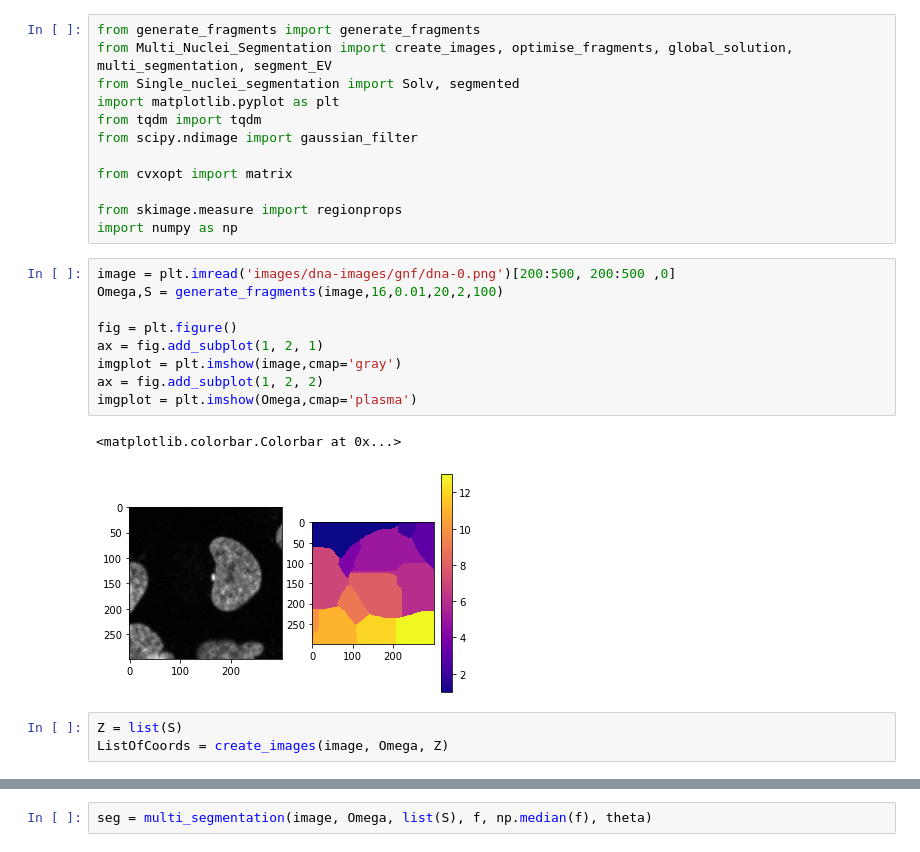
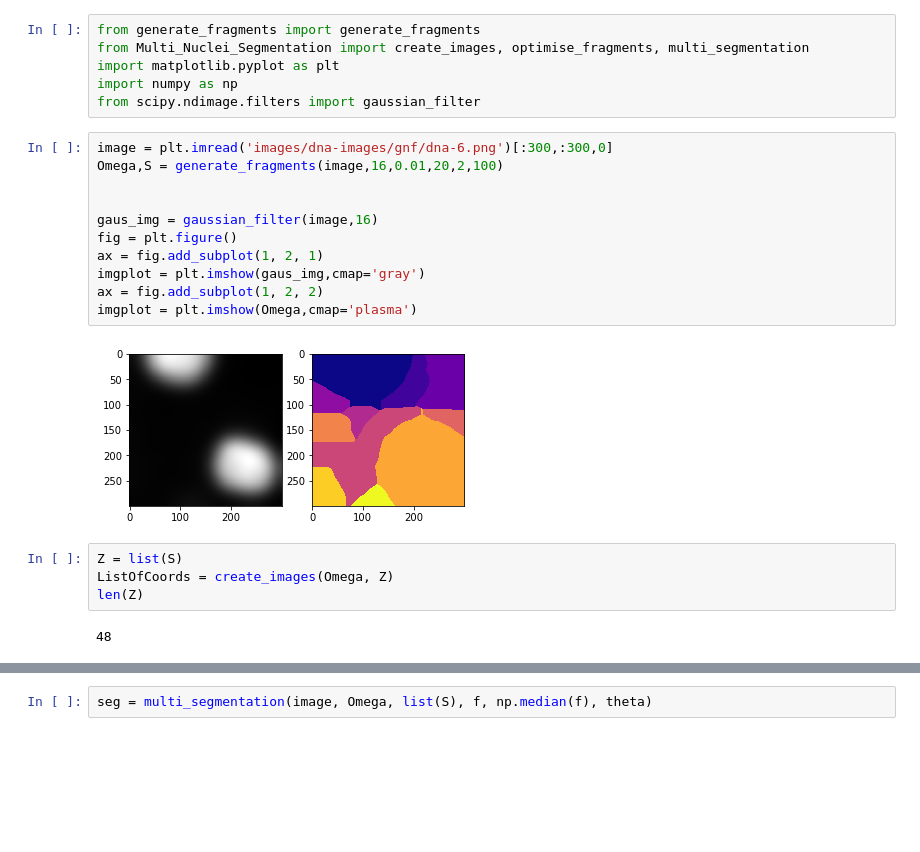
Before and after one commit to Jacob-Relle/MIP-Projekt, a Jupyter notebook: MultiNucleiTest.ipynb, the cells around one changed output, grey strips where cells are left out. Saved outputs shown, nothing was run; the diff lists cells and outputs as text; blank space fills up the shorter version.

```diff
--- a/MultiNucleiTest.ipynb
+++ b/MultiNucleiTest.ipynb
@@ -1,30 +1,28 @@
 # %%
 from generate_fragments import generate_fragments
-from Multi_Nuclei_Segmentation import create_images, optimise_fragments, global_solution, multi_segmentation, segment_EV
-from Single_nuclei_segmentation import Solv, segmented
+from Multi_Nuclei_Segmentation import create_images, optimise_fragments, multi_segmentation
 import matplotlib.pyplot as plt
-from tqdm import tqdm
-from scipy.ndimage import gaussian_filter
-
-from cvxopt import matrix
-
-from skimage.measure import regionprops
 import numpy as np
+from scipy.ndimage.filters import gaussian_filter
 # %%
-image = plt.imread('images/dna-images/gnf/dna-0.png')[200:500, 200:500 ,0]
+image = plt.imread('images/dna-images/gnf/dna-6.png')[:300,:300,0]
 Omega,S = generate_fragments(image,16,0.01,20,2,100)
 
+
+gaus_img = gaussian_filter(image,16)
 fig = plt.figure()
 ax = fig.add_subplot(1, 2, 1)
-imgplot = plt.imshow(image,cmap='gray')
+imgplot = plt.imshow(gaus_img,cmap='gray')
 ax = fig.add_subplot(1, 2, 2)
 imgplot = plt.imshow(Omega,cmap='plasma')
 # %% [output]
-<matplotlib.colorbar.Colorbar at 0x...>
-[figure, old version]
+[figure, new version]
 # %%
 Z = list(S)
-ListOfCoords = create_images(image, Omega, Z)
+ListOfCoords = create_images(Omega, Z)
+len(Z)
+# %% [output]
+48
 # %%
 theta, f = optimise_fragments(image, ListOfCoords)
 # %% [output]
```
Also changed, not shown: parts of 9 cells of this notebook, 4 other files.
